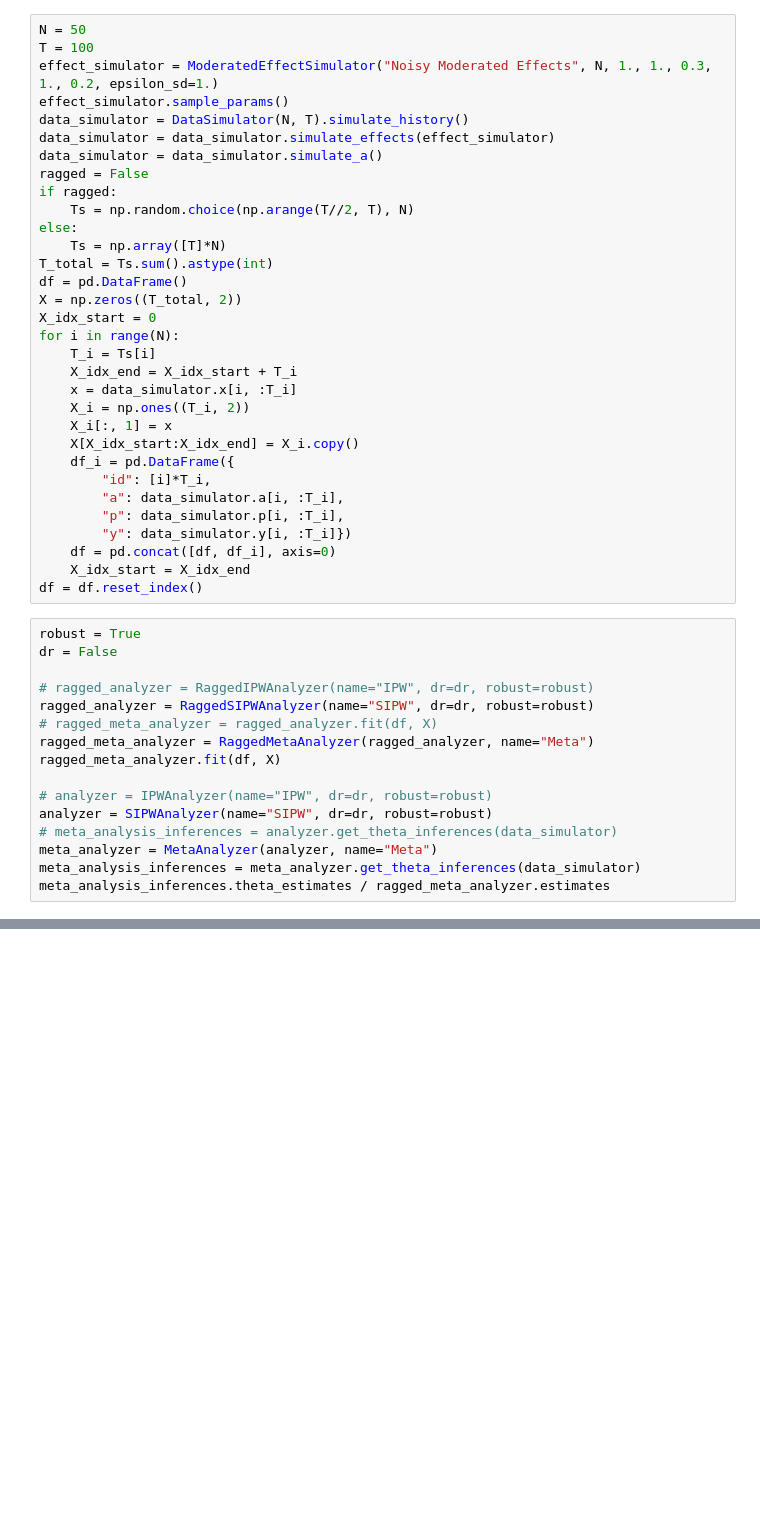
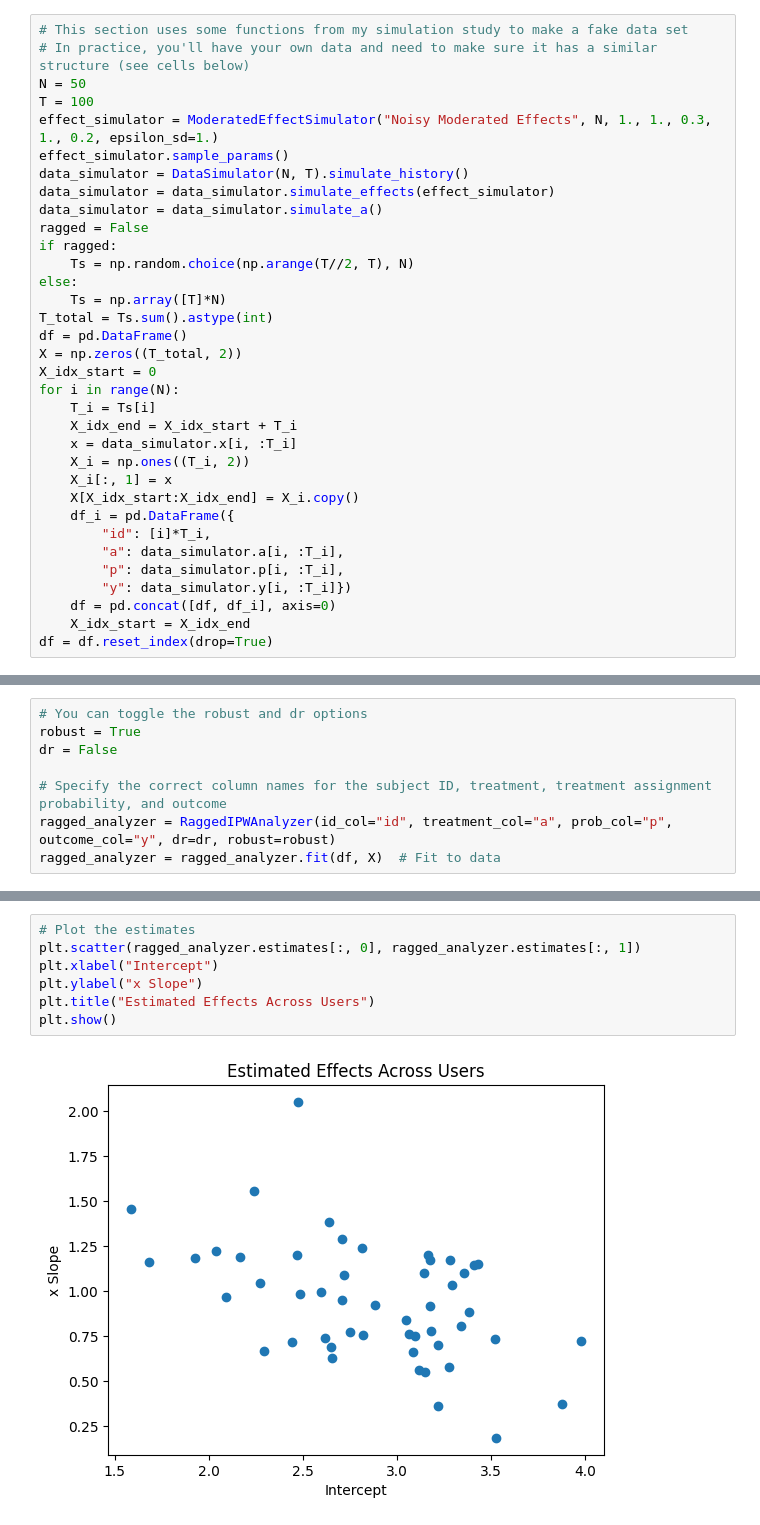
Before and after one commit to eastonhuch/panel-effect-heterogeneity, a Jupyter notebook: ragged-analyzer-example.ipynb, the cells around one changed output, grey strips where cells are left out. Drawn from its saved outputs; the diff is of its cells as text; blank space fills up the shorter version.

```diff
--- a/ragged-analyzer-example.ipynb
+++ b/ragged-analyzer-example.ipynb
@@ -11,4 +12,6 @@ import copy
 # %%
+# This section uses some functions from my simulation study to make a fake data set
+# In practice, you'll have your own data and need to make sure it has a similar structure (see cells below)
 N = 50
 T = 100
 effect_simulator = ModeratedEffectSimulator("Noisy Moderated Effects", N, 1., 1., 0.3, 1., 0.2, epsilon_sd=1.)
@@ -39,20 +42,4 @@ for i in range(N):
         "y": data_simulator.y[i, :T_i]})
     df = pd.concat([df, df_i], axis=0)
     X_idx_start = X_idx_end
-df = df.reset_index()
+df = df.reset_index(drop=True)
-# %%
-robust = True
-dr = False
-
-# ragged_analyzer = RaggedIPWAnalyzer(name="IPW", dr=dr, robust=robust)
-ragged_analyzer = RaggedSIPWAnalyzer(name="SIPW", dr=dr, robust=robust)
-# ragged_meta_analyzer = ragged_analyzer.fit(df, X)
-ragged_meta_analyzer = RaggedMetaAnalyzer(ragged_analyzer, name="Meta")
-ragged_meta_analyzer.fit(df, X)
-
-# analyzer = IPWAnalyzer(name="IPW", dr=dr, robust=robust)
-analyzer = SIPWAnalyzer(name="SIPW", dr=dr, robust=robust)
-# meta_analysis_inferences = analyzer.get_theta_inferences(data_simulator)
-meta_analyzer = MetaAnalyzer(analyzer, name="Meta")
-meta_analysis_inferences = meta_analyzer.get_theta_inferences(data_simulator)
-meta_analysis_inferences.theta_estimates / ragged_meta_analyzer.estimates
@@ -76,0 +78,8 @@ array([[1., 1.],
+# %%
+# You can toggle the robust and dr options
+robust = True
+dr = False
+
+# Specify the correct column names for the subject ID, treatment, treatment assignment probability, and outcome
+ragged_analyzer = RaggedIPWAnalyzer(id_col="id", treatment_col="a", prob_col="p", outcome_col="y", dr=dr, robust=robust)
+ragged_analyzer = ragged_analyzer.fit(df, X)  # Fit to data
@@ -76,0 +99,9 @@ array([[1., 1.],
+# %%
+# Plot the estimates
+plt.scatter(ragged_analyzer.estimates[:, 0], ragged_analyzer.estimates[:, 1])
+plt.xlabel("Intercept")
+plt.ylabel("x Slope")
+plt.title("Estimated Effects Across Users")
+plt.show()
+# %% [output]
+[figure, added]
```
Also changed, not shown: parts of 16 cells of this notebook.
